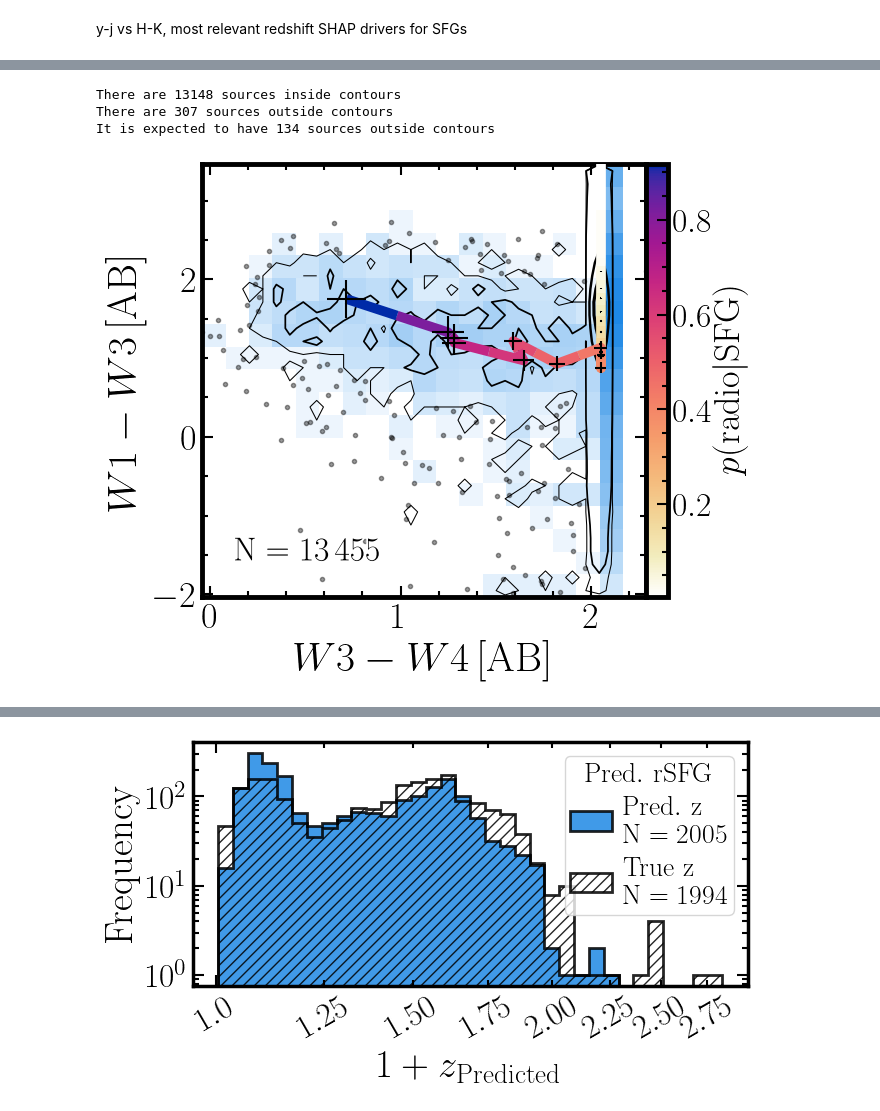
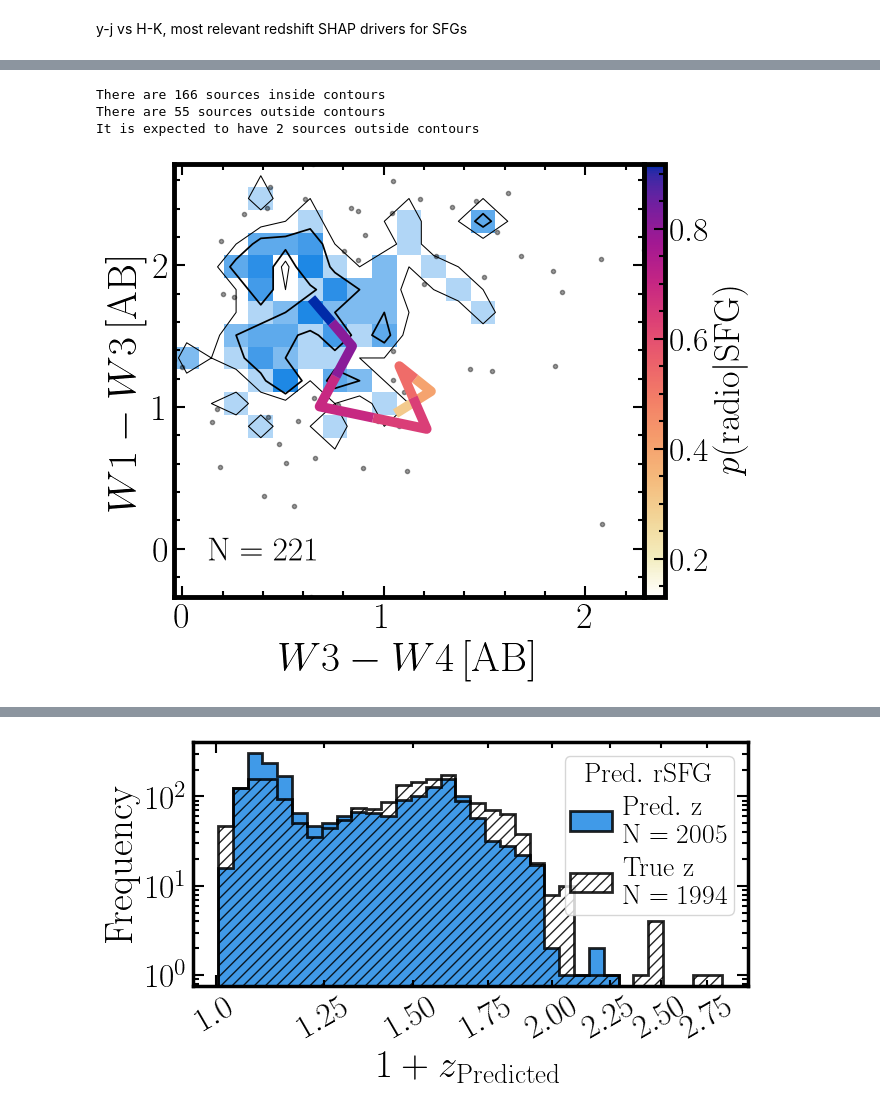
Before and after one commit to racarvajal/Pipeline_ML_6arcsec, a Jupyter notebook: Describe_preds_SFG.ipynb, the cells around one changed output, grey strips where cells are left out. Cells and saved outputs as stored; diff of their text form; code cells hidden in the pictures.

Commit message:
omit imputed mags

```diff
--- a/Describe_preds_SFG.ipynb
+++ b/Describe_preds_SFG.ipynb
@@ -146,6 +146,12 @@ colour_ish_mpl = mcolors.LinearSegmentedColormap.from_list('Isfahan2', colour_is
 cmap_hist2d_cats_SFG = colour_ish_mpl
 # %%
 save_plots  = False
+# %%
+use_imputed = False  # use (or not) imputed magnitudes and colours
+if use_imputed:
+    imputed_str = 'imputed'
+elif not use_imputed:
+    imputed_str = 'nonimputed'
 # %%
 used_sample = 'test'  # 'test', 'unknown'
 # %%
@@ -205 +213,27 @@ y-j vs H-K, most relevant redshift SHAP drivers for SFGs
+# %%
+mag_cols_lim_5sigma = {'W1mproPM': 20.13, 'W2mproPM': 19.81, 'Sint_LOFAR_AB': 17.52,
+                       'Total_flux_VLASS_AB': 15.21, 'TotalFlux_LoLSS_AB': 12.91,
+                       'Stotal_TGSS_AB': 11.18, 'Fint_VLAS82_AB': 17.86,
+                       'Flux_COSMOSVLA3_AB': 21.25, 'W1mag': 19.6, 'W2mag': 19.34,
+                       'W3mag': 16.67, 'W4mag': 14.62, 'gmag': 23.3, 'rmag': 23.2,
+                       'imag': 23.1, 'zmag': 22.3, 'ymag': 21.4, 'FUVmag': 20.0,
+                       'NUVmag': 21.0, 'FEP': 57.9, 'Jmag': 17.45, 'Hmag': 17.24,
+                       'Kmag': 16.59}  # 5-sigma limits
+mags_to_impute      = ['W1mproPM', 'W2mproPM', 'gmag', 'rmag', 'imag', 'zmag',
+                       'ymag', 'Jmag', 'Hmag', 'Kmag', 'W3mag', 'W4mag']
+mag_names_short     = {'gmag': 'g', 'rmag': 'r', 'imag': 'i', 'zmag': 'z',
+                       'ymag': 'y', 'Jmag': 'J', 'Hmag': 'H', 'Kmag': 'K',
+                       'W1mproPM': 'W1', 'W2mproPM': 'W2', 'W3mag': 'W3',
+                       'W4mag': 'W4'}
+# %%
+if not use_imputed:
+    for mag in mags_to_impute:
+        faint_filter = np.array(data_catalog_HETDEX_df.loc[:, mag] >= mag_cols_lim_5sigma[mag])
+        data_catalog_HETDEX_df.loc[faint_filter, mag] = np.nan
+# %%
+if not use_imputed:
+    from itertools import combinations
+    for mags_pair in combinations(mags_to_impute, 2):
+        colour_name             = mag_names_short[mags_pair[0]] + '_' + mag_names_short[mags_pair[1]]
+        data_catalog_HETDEX_df[colour_name] = data_catalog_HETDEX_df[mags_pair[0]] - data_catalog_HETDEX_df[mags_pair[1]]
 # %%
@@ -432,8 +466,8 @@ max_Y_plot  = np.nanmax(sigma_clip(dens_plot_data_y, sigma=10, masked=False))
 # max_X  = np.nanmax(1 + 1.99)  # Ad-hoc limit
 # max_Y  = np.nanmax(1 + 1.99)  # Ad-hoc limit
 n_bins = [20, 20]
-bins_X_cont = np.linspace(min_X, max_X, int(np.floor(n_bins[0] * 1.7)))
-bins_Y_cont = np.linspace(min_Y, max_Y, int(np.floor(n_bins[1] * 1.7)))
+bins_X_cont = np.linspace(min_X, max_X, int(np.floor(n_bins[0] * 1.0)))
+bins_Y_cont = np.linspace(min_Y, max_Y, int(np.floor(n_bins[1] * 1.0)))
 bins_X_hist = np.linspace(min_X, max_X, n_bins[0])
 bins_Y_hist = np.linspace(min_Y, max_Y, n_bins[1])
 bins_arr_cont = [bins_X_cont, bins_Y_cont]
@@ -519,11 +553,12 @@ ax1.annotate(num_str, xy=(0.07, 0.07), xycoords='axes fraction',
 norm_z  = mcolors.Normalize()
 # lines = colored_line(med_x, med_y, med_z, ax1, linewidth=5, cmap='cet_glasbey_hv', zorder=3)
 med_x, med_y, med_z = create_median_values(dens_plot_data_x, dens_plot_data_y,
-                                           dens_plot_data_z, nbins=25, scale='inverselog')
+                                           dens_plot_data_z, nbins=10, scale='linear')
 lines = colored_line(med_x, med_y, med_z,
                      ax1, linewidth=7, cmap='cet_CET_L17', zorder=3, norm=norm_z)
 # ax1.plot(med_x, med_y, marker='+', ls='None', color='k', ms=10, zorder=4)
-ax1.scatter(med_x, med_y, marker='+', ls='None', color='k', s=(np.array(med_z)**2 * 100)**1.5, zorder=4)
+if use_imputed:
+    ax1.scatter(med_x, med_y, marker='+', ls='None', color='k', s=(np.array(med_z)**2 * 100)**1.5, zorder=4)
 
 # ax1.set_xlim(lims_x)
 # ax1.set_ylim(lims_y)
@@ -540,39 +575,39 @@ ax1.set_ylim(bottom=min_Y_plot, top=max_Y_plot)
 # cbar.ax.minorticks_on()
 # cbar.ax.tick_params(labelsize=24)
 # cbar.ax.tick_params(which='major', length=8, width=1.5, direction='in', color='k')
 # cbar.ax.tick_params(which='minor', length=4, width=1.5, direction='in', color='k')
 # cbar.outline.set_linewidth(3.5)
 # cbar.ax.set_ylabel(cbar_str, size=26, labelpad=-1)
 
 cbar_z_str = r'$p(\mathrm{radio}|\mathrm{SFG})$'
 cbar_z = fig.colorbar(lines, ax=ax1, pad=0.0, format=ScalarFormatter())
 cbar_z.ax.minorticks_on()
 cbar_z.ax.tick_params(labelsize=24)
 cbar_z.ax.tick_params(which='major', length=8, width=1.5, direction='in', color='k')
 cbar_z.ax.tick_params(which='minor', length=4, width=1.5, direction='in', color='k')
 cbar_z.outline.set_linewidth(3.5)
-cbar_z.ax.set_ylabel(cbar_z_str, size=26, labelpad=-0.5)
+cbar_z.ax.set_ylabel(cbar_z_str, size=26, labelpad=1.5)
 
 ax1.minorticks_on()
 ax1.tick_params(which='both', top=True, right=True, direction='in')
 ax1.tick_params(axis='both', which='major', labelsize=26)
 # ax1.tick_params(axis='both', which='minor', labelsize=26)
 ax1.tick_params(which='major', length=8, width=1.5)
 ax1.tick_params(which='minor', length=4, width=1.5)
 ax1.set_xlabel(xlabel, size=30)
 ax1.set_ylabel(ylabel, size=30)
 plt.setp(ax1.spines.values(), linewidth=3.5)
 plt.setp(ax1.spines.values(), linewidth=3.5)
 
 if save_plots:
-    plt.savefig(gv.plots_path + f'prob_radio_SFG_evol_W1_W3_W3_W4_rSFG_{used_sample}_HETDEX.pdf',
+    plt.savefig(gv.plots_path + f'prob_radio_SFG_evol_W1_W3_W3_W4_rSFG_{used_sample}_{imputed_str}_HETDEX.pdf',
                 bbox_inches='tight')
 plt.show()
 # %% [output]
-There are 13148 sources inside contours
-There are 307 sources outside contours
-It is expected to have 134 sources outside contours
+There are 166 sources inside contours
+There are 55 sources outside contours
+It is expected to have 2 sources outside contours
-[figure, old version]
+[figure, new version]
 # %%
 fig                = plt.figure(figsize=(6.5, 5.25), layout='constrained')
 ax1                = fig.add_subplot(111, xscale='linear', yscale='linear')
```
Also changed, not shown: parts of 5 cells of this notebook.
